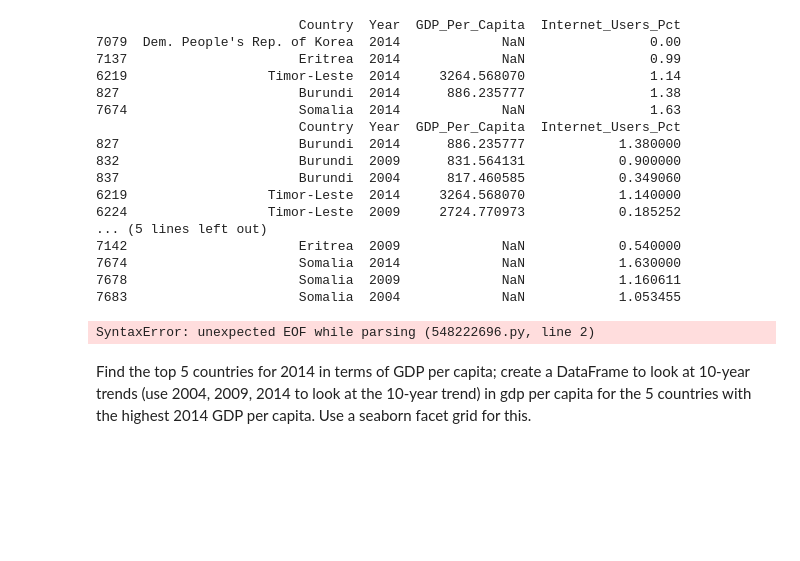
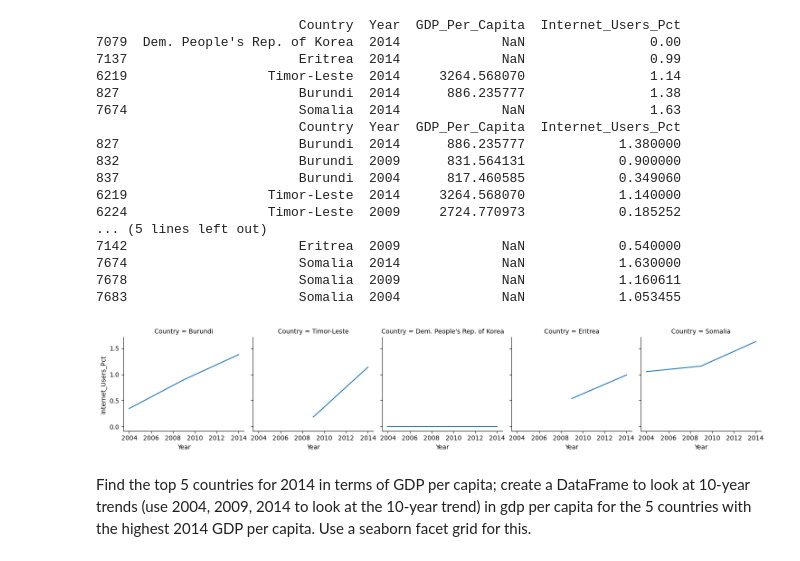
Before and after one commit to jwhankins177/gdp-and-internet-usage-python, a Jupyter notebook: Notebooks/UN_INTERNET_NB_LAPTOP.ipynb, the cells around one changed output. Cells and saved outputs as stored; diff of their text form; code cells hidden in the pictures; blank space fills up the shorter version.

```diff
--- a/Notebooks/UN_INTERNET_NB_LAPTOP.ipynb
+++ b/Notebooks/UN_INTERNET_NB_LAPTOP.ipynb
@@ -526,9 +526,9 @@ print(bottom)
 7683                      Somalia  2004             NaN            1.053455
 # %%
 g = snsb.FacetGrid(bottom, col = 'Country')
-g = g.map(snsb.lineplot,"Year","Internet_Users_Pct"
+g = g.map(snsb.lineplot,"Year","Internet_Users_Pct")
 # %% [output]
-SyntaxError: unexpected EOF while parsing (548222696.py, line 2)
+[figure, added]
 # %% [markdown]
 Find the top 5 countries for 2014 in terms of GDP per capita; create a DataFrame to look at 10-year trends (use 2004, 2009, 2014 to look at the 10-year trend) in gdp per capita for the 5 countries with the highest 2014 GDP per capita. Use a seaborn facet grid for this.
 # %%
```
Also changed, not shown: parts of 8 cells of this notebook.
